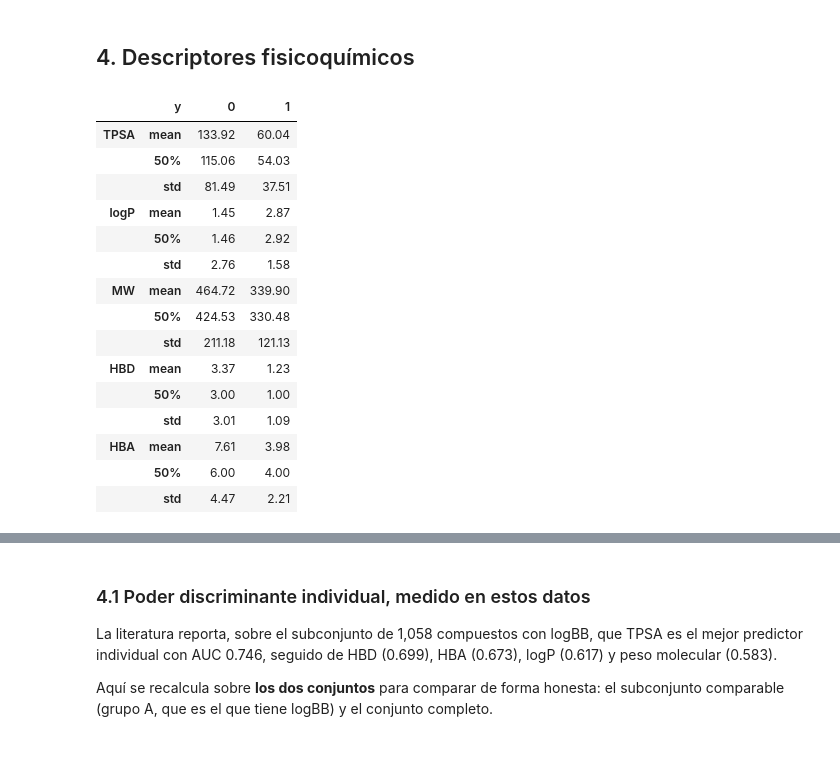
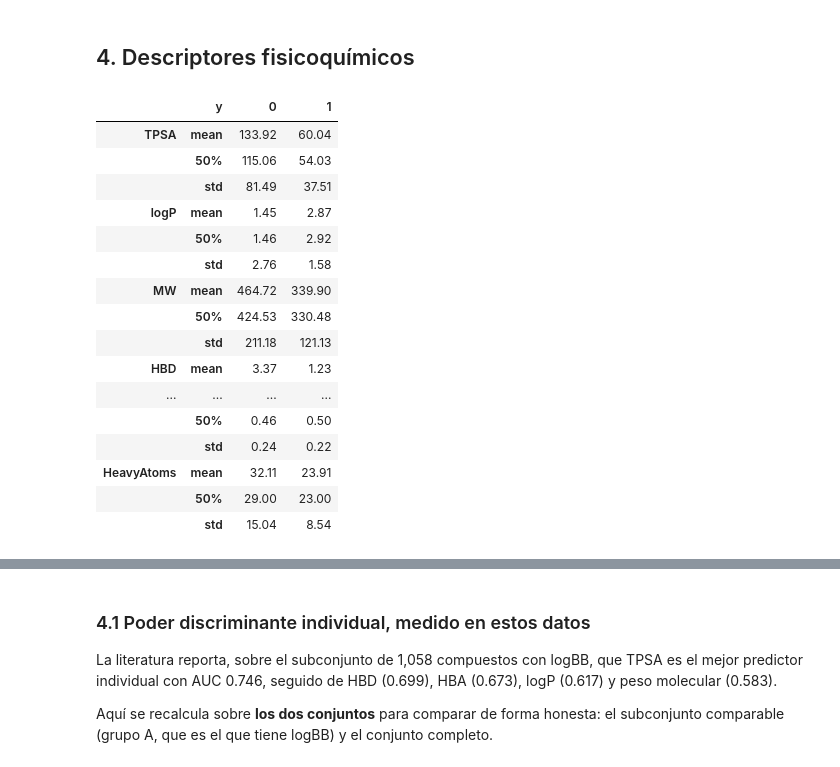
Before and after one commit to AntonioVazquezMartinez/Bioactive-AI, a Jupyter notebook: notebooks/01_EDA.ipynb, the cells around one changed output, grey strips where cells are left out. Saved outputs shown, nothing was run; the diff lists cells and outputs as text; code cells hidden in the pictures.

```diff
--- a/notebooks/01_EDA.ipynb
+++ b/notebooks/01_EDA.ipynb
@@ -288,39 +333,42 @@ def descriptores(m):
     return {
         "TPSA":  Descriptors.TPSA(m),
         "logP":  Descriptors.MolLogP(m),
         "MW":    Descriptors.MolWt(m),
         "HBD":   rdMolDescriptors.CalcNumHBD(m),
         "HBA":   rdMolDescriptors.CalcNumHBA(m),
         "RotB":  rdMolDescriptors.CalcNumRotatableBonds(m),
         "Arom":  rdMolDescriptors.CalcNumAromaticRings(m),
         "Fsp3":  rdMolDescriptors.CalcFractionCSP3(m),
         "HeavyAtoms": m.GetNumHeavyAtoms(),
     }
 
 desc = pd.DataFrame([descriptores(m) for m in b3db["mol"]], index=b3db.index)
 b3db = pd.concat([b3db, desc], axis=1)
 b3db["y"] = (b3db["BBB+/BBB-"] == "BBB+").astype(int)   # 1 = cruza
 
+# los 9 descriptores, no solo los 5 con mejor poder discriminante: conviene ver
+# la escala y dispersión de todos antes de decidir cuáles pasan al Avance 2.
 b3db[list(desc.columns) + ["y"]].groupby("y").describe().T.round(2).loc[
-    [(c, s) for c in ["TPSA","logP","MW","HBD","HBA"] for s in ["mean","50%","std"]]
+    [(c, s) for c in desc.columns for s in ["mean","50%","std"]]
 ]
 # %% [output]
 |  | y | 0 | 1 |
 | TPSA | mean | 133.92 | 60.04 |
 |  | 50% | 115.06 | 54.03 |
 |  | std | 81.49 | 37.51 |
 | logP | mean | 1.45 | 2.87 |
 |  | 50% | 1.46 | 2.92 |
 |  | std | 2.76 | 1.58 |
 | MW | mean | 464.72 | 339.90 |
 |  | 50% | 424.53 | 330.48 |
 |  | std | 211.18 | 121.13 |
 | HBD | mean | 3.37 | 1.23 |
-|  | 50% | 3.00 | 1.00 |
-|  | std | 3.01 | 1.09 |
-| HBA | mean | 7.61 | 3.98 |
-|  | 50% | 6.00 | 4.00 |
-|  | std | 4.47 | 2.21 |
+| ... | ... | ... | ... |
+|  | 50% | 0.46 | 0.50 |
+|  | std | 0.24 | 0.22 |
+| HeavyAtoms | mean | 32.11 | 23.91 |
+|  | 50% | 29.00 | 23.00 |
+|  | std | 15.04 | 8.54 |
 # %%
 principales = ["TPSA","logP","MW","HBD","HBA","Fsp3"]
 fig, axes = plt.subplots(2, 3, figsize=(15, 7))
```
Also changed, not shown: parts of 22 cells of this notebook, 8 other files.
